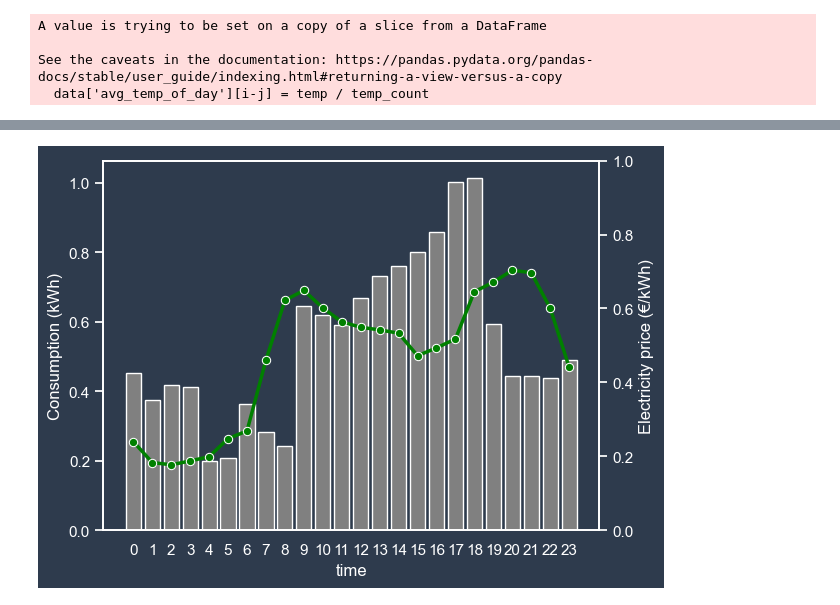
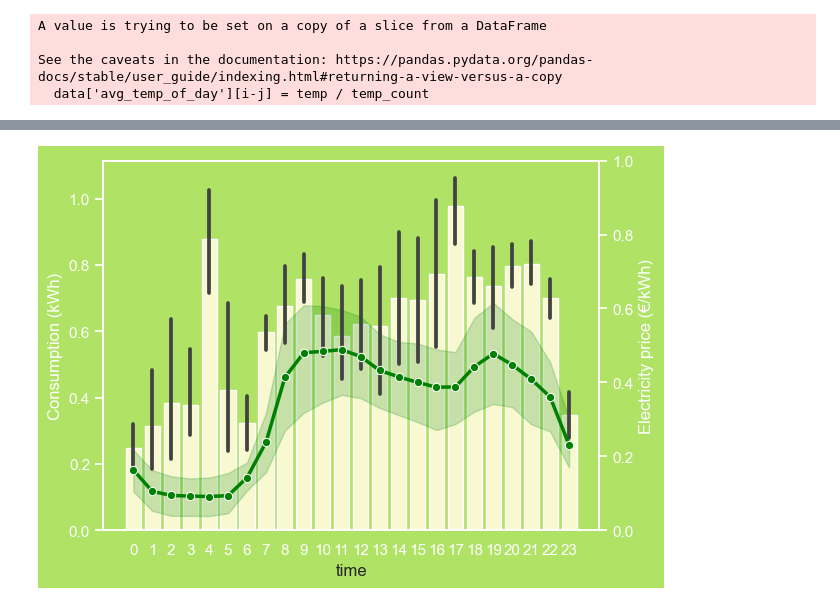
Before and after one commit to TKunnapuu/ElectricityConsumptionPrediction, a Jupyter notebook: model_prediction.ipynb, the cells around one changed output, grey strips where cells are left out. Drawn from its saved outputs; the diff is of its cells as text; code cells hidden in the pictures.

```diff
--- a/model_prediction.ipynb
+++ b/model_prediction.ipynb
@@ -223,6 +243,7 @@ See the caveats in the documentation: https://pandas.pydata.org/pandas-docs/stab
 # %%
 X = data.drop(['consumption'], axis=1)
 y = data['consumption']
-print(X.shape, y.shape)
-y.fillna(0, inplace=True)
+#train_test_split for testing
+X_train, X_test, y_train, y_test = train_test_split(X, y, test_size=0.3, random_state=5 )
+print(X_train.shape, y_train.shape)
 # %% [output]
@@ -325,16 +415,11 @@ gbr = GradientBoostingRegressor(
 
 rf = RandomForestRegressor(n_estimators=500, criterion='poisson')
 
-hgb = HistGradientBoostingRegressor(learning_rate=0.23,
-                                    loss='absolute_error', max_iter=400,
-                                    max_leaf_nodes=27, random_state=1)
+hgb = HistGradientBoostingRegressor(learning_rate=0.2,
+                                    loss='absolute_error', max_iter=600,
+                                    max_leaf_nodes=25, random_state=1)
 
-svr = make_pipeline(MinMaxScaler(), SVR(kernel='rbf', C=1, epsilon=0.1))
-
-mlp = MLPRegressor(activation='logistic', random_state=1)
-model = mlp.fit(X, y)
-
-
+model = hgb.fit(X, y)
 
 #Plotting feature importance
 if (False): # Doesn't work with HistGradientBoostingRegressor
@@ -405,33 +509,30 @@ plt.show()
 # %%
-sns.set(rc={'axes.facecolor': '#2e3b4d', 'figure.facecolor': '#2e3b4d',
-        'axes.labelcolor': 'white', 'xtick.color': 'white', 'ytick.color': 'white'})
+if create_result_graph:
+    # Graphing the predictions
+    sns.set(rc={'axes.facecolor': '#AFE265', 'figure.facecolor': '#AFE265'})
 
-# Graphing 1 day of predictions
+    days = test_data
+    days = days.reset_index(drop=True)
+    days['el_price'] = test_data.el_price
+    days['time'] = days['time'].apply(lambda x: int(x.split(' ')[1].split(':')[0]))
 
-# Make a df with predictions for 1 day and electricity price
-# Take the first 24 hours
-day = test_data[:24]
-day = day.reset_index(drop=True)
-day['el_price'] = test_data.el_price[:24]
-day['time'] = day['time'].apply(lambda x: int(x.split(' ')[1].split(':')[0]))
+    # Plot the predictions
+    sns.barplot(x=days['time'], y=days['consumption'], color='#FFFFCB')
+    sns.lineplot(x=days['time'], y=days['el_price'], color='green', marker='o', linewidth=2.5)
+    # First y-axis
+    plt.ylabel('Consumption (kWh)', color='white')
+    plt.tick_params(colors='white')
+    plt.grid(False)
+    # Second y-axis
+    ax2 = plt.twinx()
+    ax2.set_ylabel('Electricity price (€/kWh)', color='white')
 
-# Plot the predictions
-sns.barplot(x=day['time'], y=day['consumption'], color='gray')
-sns.lineplot(x=day['time'], y=day['el_price'], color='green', marker='o', linewidth=2.5)
-# First y-axis
-plt.ylabel('Consumption (kWh)', color='white')
-plt.tick_params(colors='white')
-plt.grid(False)
-# Second y-axis
-ax2 = plt.twinx()
-ax2.set_ylabel('Electricity price (€/kWh)', color='white')
+    # Set ax2 text color
+    ax2.tick_params(axis='y', colors='white')
 
-# Set ax2 text color
-ax2.tick_params(axis='y', colors='white')
+    ax2.grid(False)
 
-ax2.grid(False)
-
-plt.show()
-# Show only hours
+    plt.show()
+    # Show only hours
 # %% [output]
-[figure, old version]
+[figure, new version]
```
Also changed, not shown: parts of 22 cells of this notebook, 9 other files.
